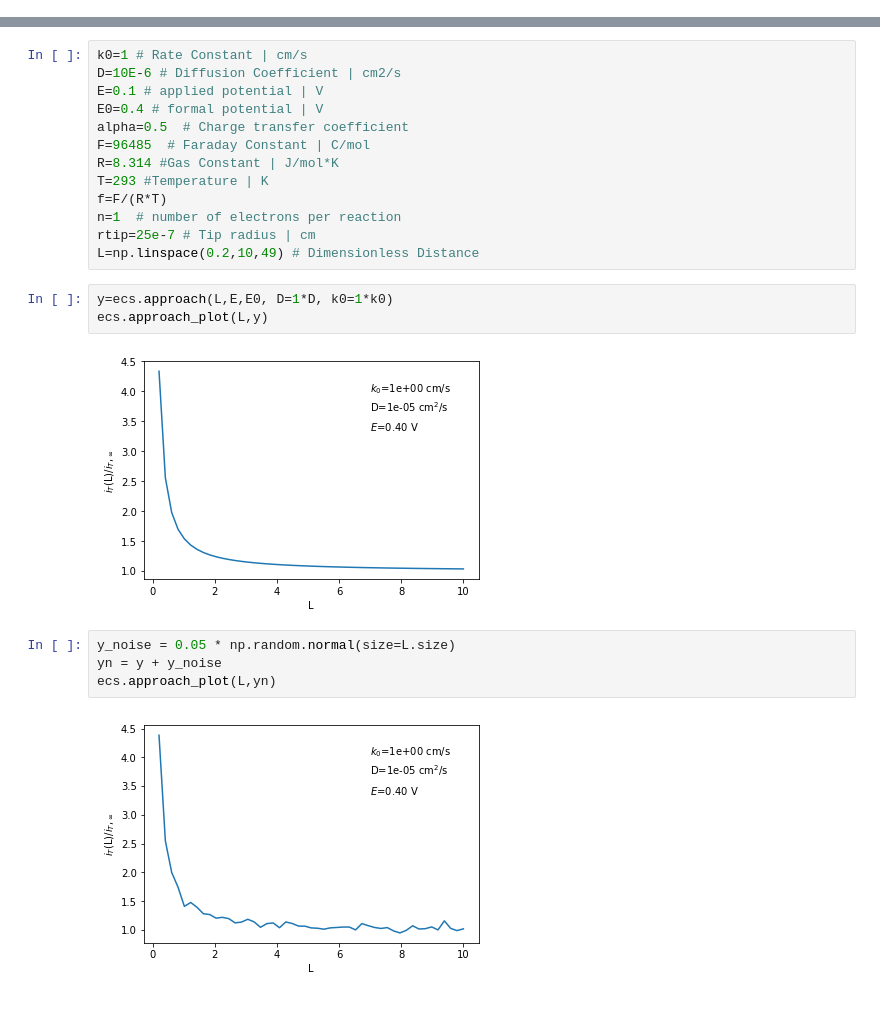
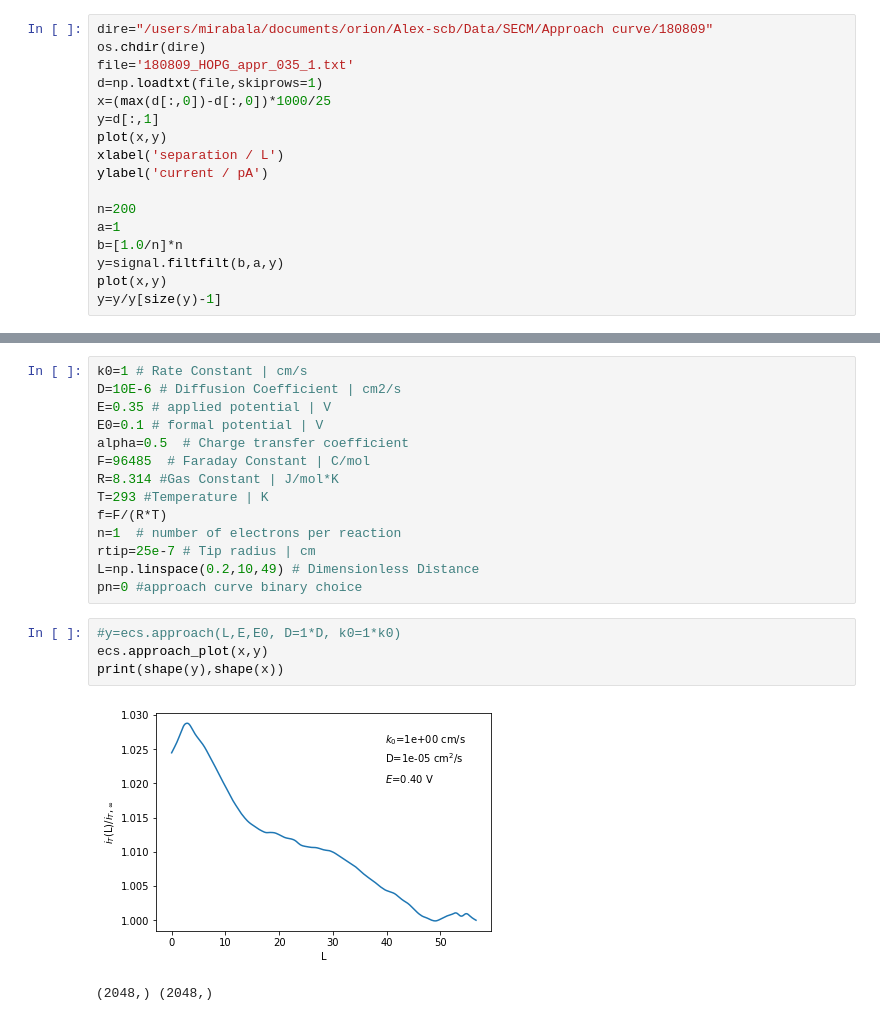
Before and after one commit to mirabala/Electrochemistry-toolkit, a Jupyter notebook: approach-curve-fit_ini.ipynb, the cells around one changed output, grey strips where cells are left out. Saved outputs shown, nothing was run; the diff lists cells and outputs as text.

Commit message:
approach curve model for fitting data

```diff
--- a/approach-curve-fit_ini.ipynb
+++ b/approach-curve-fit_ini.ipynb
@@ -9,0 +13,17 @@ dna=mh.imread('dna.jpeg')
+# %%
+dire="/users/mirabala/documents/orion/Alex-scb/Data/SECM/Approach curve/180809"
+os.chdir(dire)
+file='180809_HOPG_appr_035_1.txt'
+d=np.loadtxt(file,skiprows=1)
+x=(max(d[:,0])-d[:,0])*1000/25
+y=d[:,1]
+plot(x,y)
+xlabel('separation / L')
+ylabel('current / pA')
+
+n=200
+a=1
+b=[1.0/n]*n
+y=signal.filtfilt(b,a,y)
+plot(x,y)
+y=y/y[size(y)-1]
@@ -10,8 +32,8 @@ dna=mh.imread('dna.jpeg')
 # %%
 k0=1 # Rate Constant | cm/s
 D=10E-6 # Diffusion Coefficient | cm2/s
-E=0.1 # applied potential | V
-E0=0.4 # formal potential | V
+E=0.35 # applied potential | V
+E0=0.1 # formal potential | V
 alpha=0.5  # Charge transfer coefficient
 F=96485  # Faraday Constant | C/mol
 R=8.314 #Gas Constant | J/mol*K
@@ -20,15 +42,12 @@ f=F/(R*T)
 n=1  # number of electrons per reaction
 rtip=25e-7 # Tip radius | cm
 L=np.linspace(0.2,10,49) # Dimensionless Distance
+pn=0 #approach curve binary choice
 # %%
-y=ecs.approach(L,E,E0, D=1*D, k0=1*k0)
-ecs.approach_plot(L,y)
+#y=ecs.approach(L,E,E0, D=1*D, k0=1*k0)
+ecs.approach_plot(x,y)
+print(shape(y),shape(x))
 # %% [output]
-[figure, old version]
+[figure, new version]
+(2048,) (2048,)
-# %%
-y_noise = 0.05 * np.random.normal(size=L.size)
-yn = y + y_noise
-ecs.approach_plot(L,yn)
-# %% [output]
-[figure, removed]
 # %%
```
Also changed, not shown: parts of 8 cells of this notebook, 3 other files.
